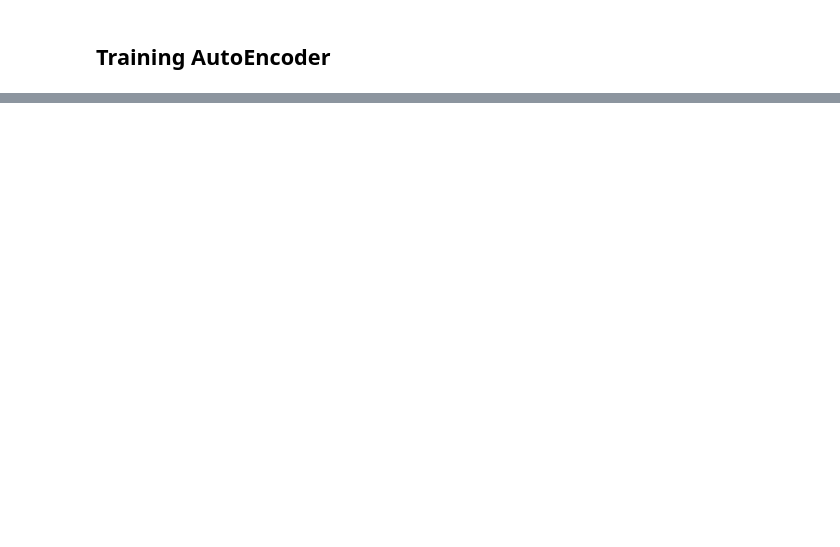
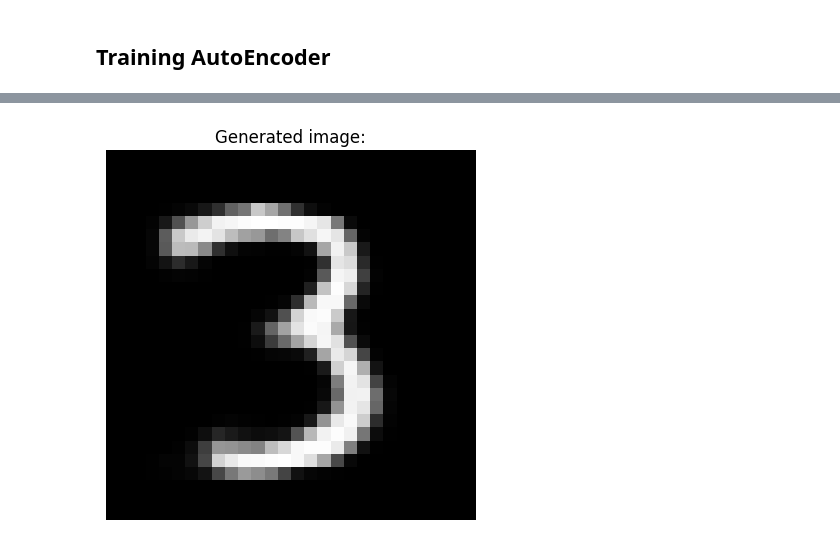
Before and after one commit to Cheslaff/Papers-Please, a Jupyter notebook: Generative/Image/VariationalAutoEncoder/VariationalAutoEncoders.ipynb, the cells around one changed output, grey strips where cells are left out. Cells and saved outputs as stored; diff of their text form; code cells hidden in the pictures; blank space fills up the shorter version.

```diff
--- a/Generative/Image/VariationalAutoEncoder/VariationalAutoEncoders.ipynb
+++ b/Generative/Image/VariationalAutoEncoder/VariationalAutoEncoders.ipynb
@@ -322,0 +414,29 @@ plt.imshow(dream.squeeze(0).permute(1, 2, 0), cmap="gray");
+# %%
+class VAE(nn.Module):
+    def __init__(self, encoder, decoder, input_channels=1, latent_dim=8):
+        super().__init__()
+        self.encoder = encoder(input_channels, latent_dim)
+        self.decoder = decoder(latent_dim)
+
+    def forward(self, x):
+        mu, var = self.encoder(x)
+        z = self.encoder.reparameterize(mu, var)
+        # z = z.view(z.shape[0], z.shape[1], 1, 1)
+
+        return self.decoder(z), mu, var
+
+
+def vae_loss(reconstruction, x, mu, logvar):
+    BCE = F.binary_cross_entropy(reconstruction, x, reduction='sum')
+    # KL divergence measures how far the learned distribution is from the standard normal).
+    # It's sort of regularization term to keep our distribution close to the standard normal
+    KL = -0.5 * torch.sum(1 + logvar - mu.pow(2) - logvar.exp())
+    return BCE + KL
+# %%
+vae = VAE(VEncoder, VDecoder, input_channels=1, latent_dim=10)
+optimizer = torch.optim.Adam(vae.parameters(), lr=1e-3)
+# lr_scheduler = torch.optim.lr_scheduler.StepLR(optimizer, step_size=5, gamma=0.3)
+# %%
+vae.to(device)
+
+epochs = 20
@@ -322,0 +528,12 @@ plt.imshow(dream.squeeze(0).permute(1, 2, 0), cmap="gray");
+# %%
+logvar = torch.rand((1, 10))
+mu = torch.rand((1, 10))
+std = torch.exp(0.5 * logvar)
+eps = torch.randn_like(std)
+z_new = mu + eps * std
+# %%
+plt.title("Generated image:")
+plt.axis("off")
+plt.imshow(vae.decoder(z_new).squeeze(0).permute(1, 2, 0).detach().numpy(), cmap="gray");
+# %% [output]
+[figure, added]
```
Also changed, not shown: parts of 11 cells of this notebook.
